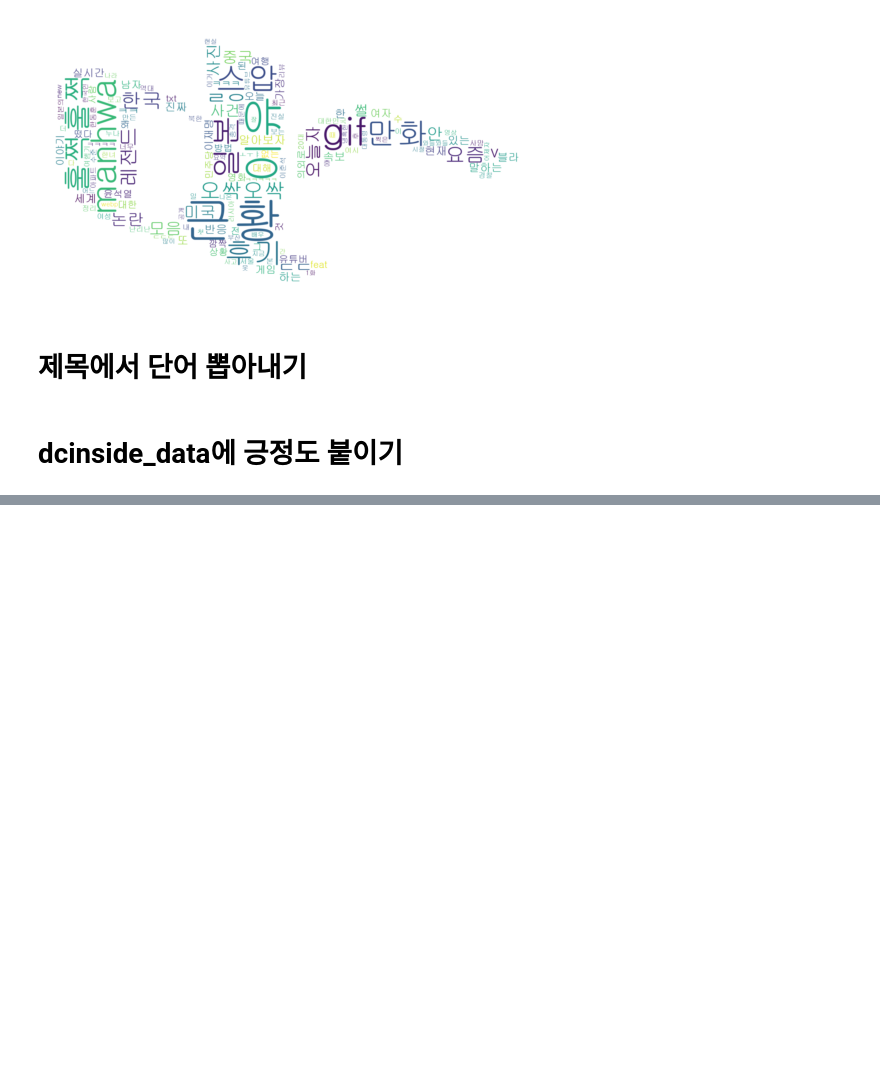
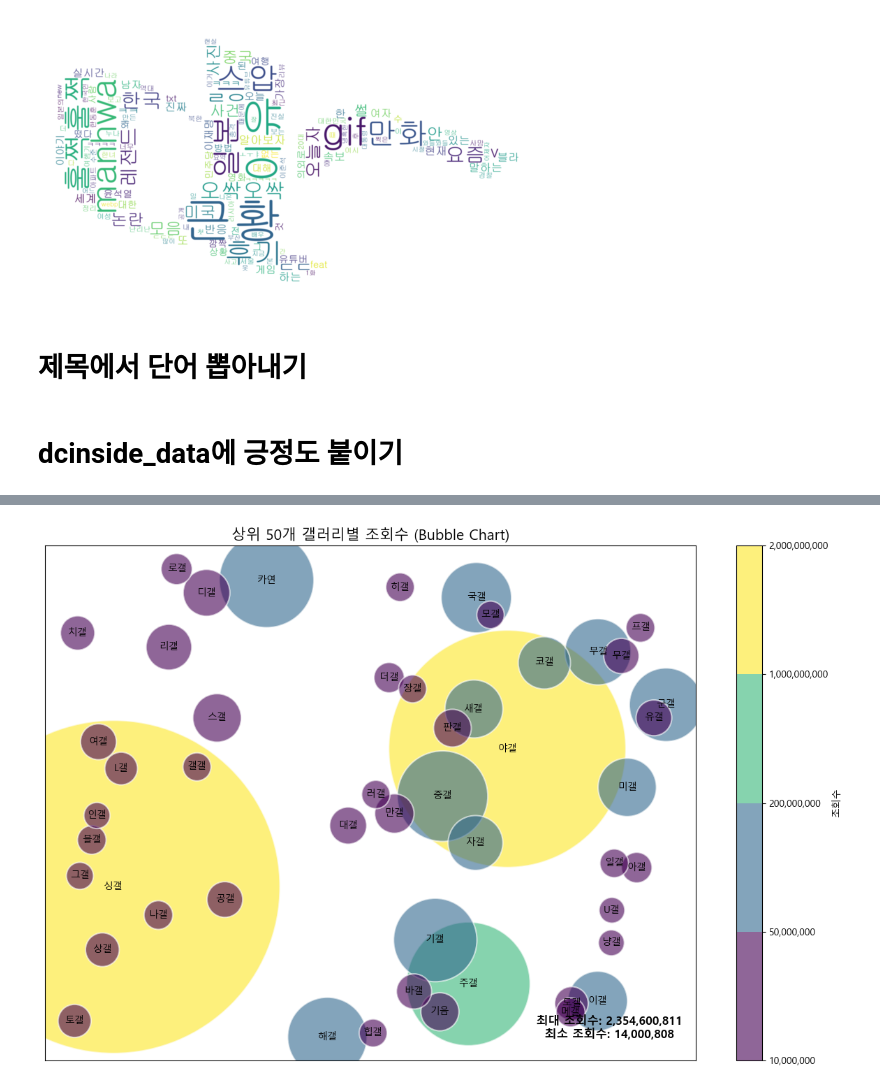
Before and after one commit to bbobbabbi/dc_project, a Jupyter notebook: project_정리.ipynb, the cells around one changed output, grey strips where cells are left out. Drawn from its saved outputs; the diff is of its cells as text; code cells hidden in the pictures; blank space fills up the shorter version.

```diff
--- a/project_정리.ipynb
+++ b/project_정리.ipynb
@@ -352,0 +469,71 @@ df.to_csv('dcinside_new_data.csv', index=False)
+# %%
+import pandas as pd
+import matplotlib.pyplot as plt
+import numpy as np
+from matplotlib.colors import BoundaryNorm
+from matplotlib.ticker import FuncFormatter
+
+# 1. 데이터 불러오기
+df = pd.read_csv('dcinside_data.csv')
+
+# 2. 갤러리별 조회수 합산
+gallery_counts = df.groupby('갤러리')['조회수'].sum().sort_values(ascending=False)
+
+# 3. 상위 50개 갤러리만 선택
+top_50_galleries = gallery_counts.head(50)
+
+# 4. 원의 크기 설정 (조회수에 비례)
+sizes = top_50_galleries.values * 0.00005  # 조회수에 비례해 크기 설정 (크기 조정)
+
+# 5. 랜덤 배치를 위한 x, y 좌표 설정
+x_positions = np.random.rand(len(top_50_galleries)) * 100  # x 좌표를 랜덤하게 설정 (0~100 범위)
+y_positions = np.random.rand(len(top_50_galleries)) * 100  # y 좌표를 랜덤하게 설정 (0~100 범위)
+
+# 6. 색상 설정 (조회수에 따라 색상이 다르게 설정)
+# 조회수 구간을 최대값(20억)과 최소값(천만)에 맞춰 설정
+boundaries = [10000000, 50000000, 200000000, 1000000000, 2000000000]  # 조회수 구간 설정
+cmap = plt.get_cmap("viridis")  # 색상 맵 (viridis 사용)
+norm = BoundaryNorm(boundaries, cmap.N)  # BoundaryNorm을 사용해 구간을 설정
+
+# 7. Bubble Chart 그리기
+plt.figure(figsize=(12, 8))  # 그래프 크기 설정
+
+# 8. 각 원 그리기 (크기와 색상 설정)
+scatter = plt.scatter(x_positions, y_positions, s=sizes, c=top_50_galleries.values, cmap=cmap, alpha=0.6, edgecolors="w", linewidth=1.5, norm=norm)
+
+# 9. 색상 바 (컬러맵에 대한 범위 표시)
+cbar = plt.colorbar(scatter, label='조회수')
+
+# 10. colorbar 레이블을 일반 숫자 형식으로 변경
+def format_ticks(x, pos):
+    return f'{int(x):,}'  # 천 단위 구분 기호를 추가하여 숫자 포맷
+
+cbar.formatter = FuncFormatter(format_ticks)
+cbar.update_ticks()  # colorbar의 레이블 업데이트
+
+# 11. 각 버블 안에 갤러리 이름 넣기
+for i, (x, y, size, gallery) in enumerate(zip(x_positions, y_positions, sizes, top_50_galleries.index)):
+    plt.text(x, y, gallery, ha='center', va='center', fontsize=10, color='black')
+
+# 12. 최대, 최소 조회수 텍스트 추가 (제목 옆에 위치)
+max_views = top_50_galleries.max()
+min_views = top_50_galleries.min()
+
+plt.text(90, 3, f'최대 조회수: {int(max_views):,}', ha='center', va='bottom', fontsize=12, color='black', weight='bold')
+plt.text(90, 0.5, f'최소 조회수: {int(min_views):,}', ha='center', va='bottom', fontsize=12, color='black', weight='bold')
+
+# 13. 그래프 설정
+plt.title('상위 50개 갤러리별 조회수 (Bubble Chart)', fontsize=15)
+plt.xticks([])  # x축 레이블 숨기기
+plt.yticks([])  # y축 레이블 숨기기
+plt.tight_layout()  # 레이아웃 조정
+
+# 14. 그래프 표시
+plt.show()
+
+# 15. 상위 50개 갤러리 리스트를 print로 출력
+print("상위 50개 갤러리 목록:")
+for idx, gallery in enumerate(top_50_galleries.index, start=1):
+    print(f"{gallery}")
+# %% [output]
+[figure, added]
```
Also changed, not shown: parts of 19 cells of this notebook.
